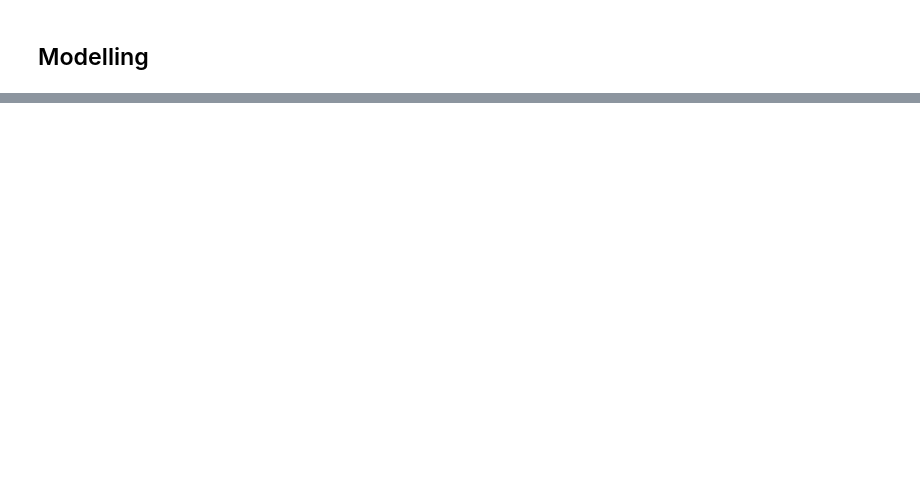
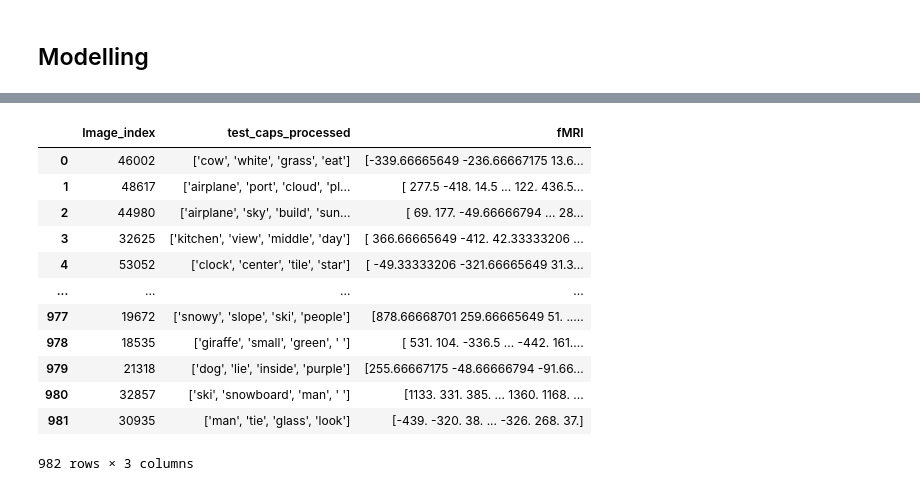
Before and after one commit to nik-bond/MindSee, a Jupyter notebook: model/Modelling_copy_Nikita.ipynb, the cells around one changed output, grey strips where cells are left out. Cells and saved outputs as stored; diff of their text form; code cells hidden in the pictures; blank space fills up the shorter version.

```diff
--- a/model/Modelling_copy_Nikita.ipynb
+++ b/model/Modelling_copy_Nikita.ipynb
@@ -173,0 +137,16 @@ Index(['bank', 'tablecloth', 'vast', 'flowery'], dtype='object')
+# %%
+X_test_dataframe
+# %% [output]
+|  | Image_index | test_caps_processed | fMRI |
+| 0 | 46002 | ['cow', 'white', 'grass', 'eat'] | [-339.66665649 -236.66667175 13.6... |
+| 1 | 48617 | ['airplane', 'port', 'cloud', 'pl... | [ 277.5 -418. 14.5 ... 122. 436.5... |
+| 2 | 44980 | ['airplane', 'sky', 'build', 'sun... | [ 69. 177. -49.66666794 ... 28... |
+| 3 | 32625 | ['kitchen', 'view', 'middle', 'day'] | [ 366.66665649 -412. 42.33333206 ... |
+| 4 | 53052 | ['clock', 'center', 'tile', 'star'] | [ -49.33333206 -321.66665649 31.3... |
+| ... | ... | ... | ... |
+| 977 | 19672 | ['snowy', 'slope', 'ski', 'people'] | [878.66668701 259.66665649 51. ..... |
+| 978 | 18535 | ['giraffe', 'small', 'green', ' '] | [ 531. 104. -336.5 ... -442. 161.... |
+| 979 | 21318 | ['dog', 'lie', 'inside', 'purple'] | [255.66667175 -48.66666794 -91.66... |
+| 980 | 32857 | ['ski', 'snowboard', 'man', ' '] | [1133. 331. 385. ... 1360. 1168. ... |
+| 981 | 30935 | ['man', 'tie', 'glass', 'look'] | [-439. -320. 38. ... -326. 268. 37.] |
+982 rows × 3 columns
```
Also changed, not shown: parts of 23 cells of this notebook, 4 other files.
